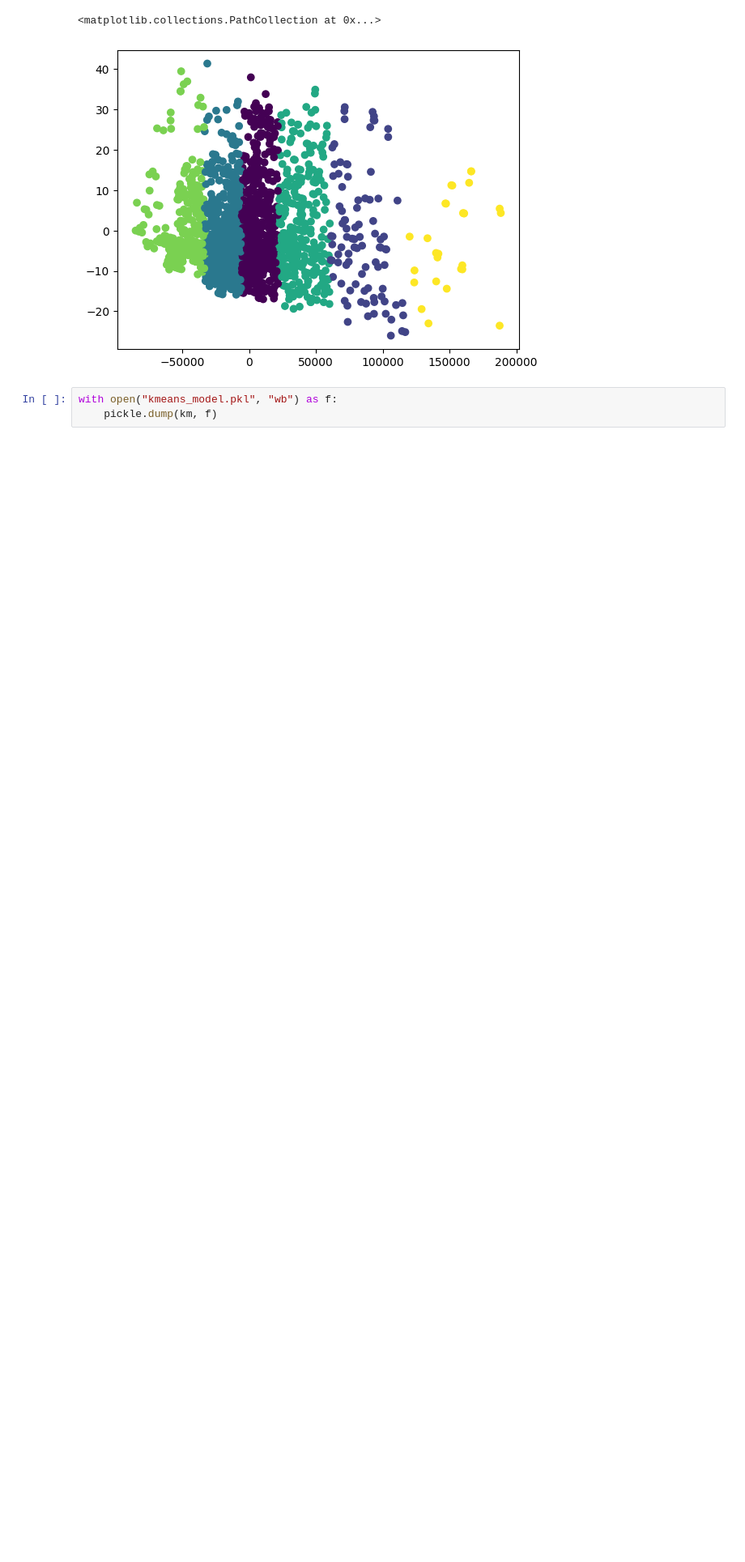
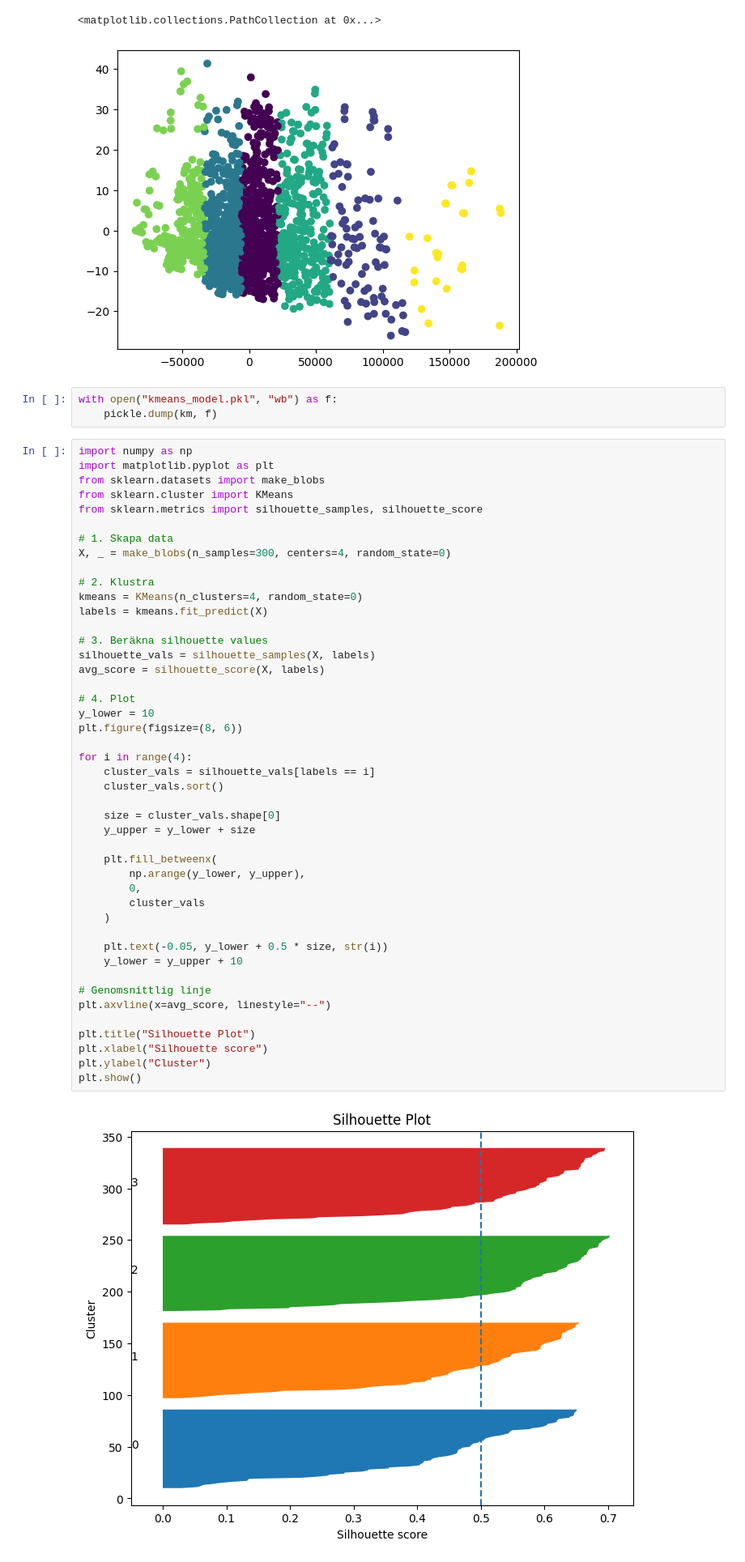
Before and after one commit to sebastianmentor/Lektioner_IntroML_TH_PYAI25, a Jupyter notebook: THPYAI25_intro_ml_Lektion_8/segmentation.ipynb, the cells around one changed output. Shown at 81% size. Cells and saved outputs as stored; diff of their text form; blank space fills up the shorter version.

Commit message:
More fun with cluster and 3d

```diff
--- a/THPYAI25_intro_ml_Lektion_8/segmentation.ipynb
+++ b/THPYAI25_intro_ml_Lektion_8/segmentation.ipynb
@@ -208,3 +208,50 @@ plt.scatter(df_pca["principal component 1"], df_pca["principal component 2"], c=
 # %%
 with open("kmeans_model.pkl", "wb") as f:
     pickle.dump(km, f)
+# %%
+import numpy as np
+import matplotlib.pyplot as plt
+from sklearn.datasets import make_blobs
+from sklearn.cluster import KMeans
+from sklearn.metrics import silhouette_samples, silhouette_score
+
+# 1. Skapa data
+X, _ = make_blobs(n_samples=300, centers=4, random_state=0)
+
+# 2. Klustra
+kmeans = KMeans(n_clusters=4, random_state=0)
+labels = kmeans.fit_predict(X)
+
+# 3. Beräkna silhouette values
+silhouette_vals = silhouette_samples(X, labels)
+avg_score = silhouette_score(X, labels)
+
+# 4. Plot
+y_lower = 10
+plt.figure(figsize=(8, 6))
+
+for i in range(4):
+    cluster_vals = silhouette_vals[labels == i]
+    cluster_vals.sort()
+
+    size = cluster_vals.shape[0]
+    y_upper = y_lower + size
+
+    plt.fill_betweenx(
+        np.arange(y_lower, y_upper),
+        0,
+        cluster_vals
+    )
+
+    plt.text(-0.05, y_lower + 0.5 * size, str(i))
+    y_lower = y_upper + 10
+
+# Genomsnittlig linje
+plt.axvline(x=avg_score, linestyle="--")
+
+plt.title("Silhouette Plot")
+plt.xlabel("Silhouette score")
+plt.ylabel("Cluster")
+plt.show()
+# %% [output]
+[figure, added]
```
Also changed, not shown: parts of 1 cell of this notebook, 6 other files.
